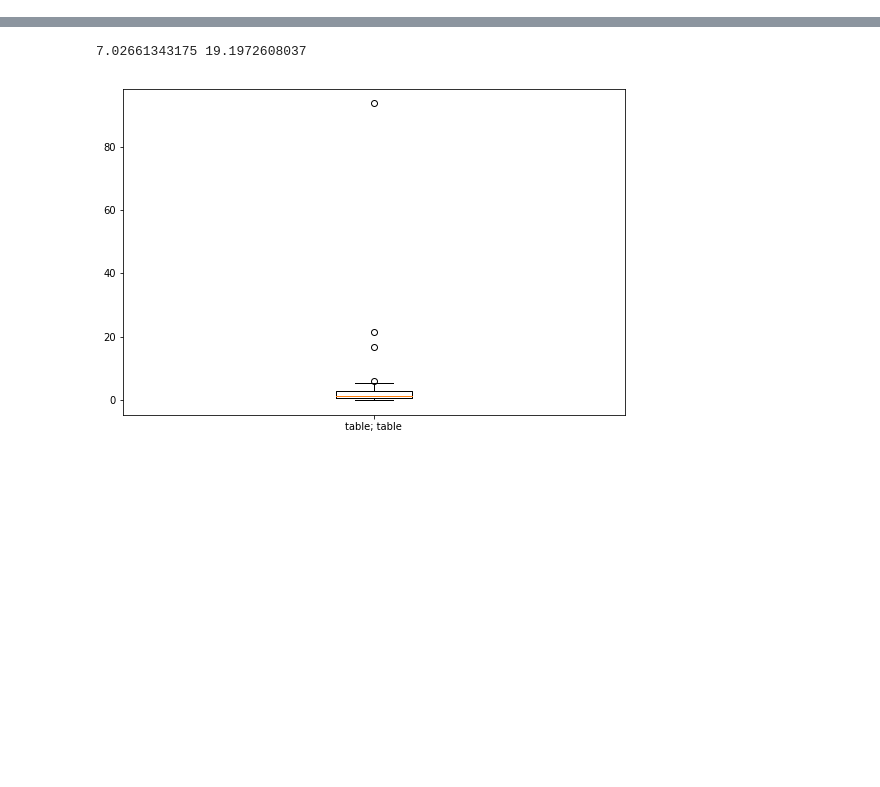
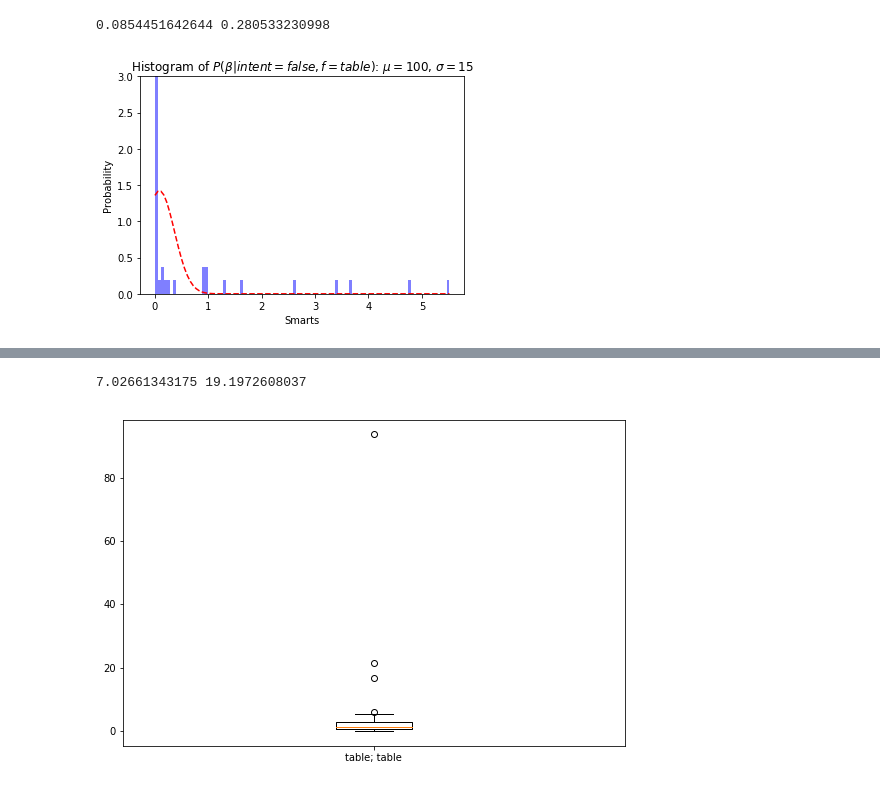
Before and after one commit to andreea7b/jaco_learning, a Jupyter notebook: src/data/experimental/plot_betas.ipynb, the cells around one changed output, grey strips where cells are left out. Cells and saved outputs as stored; diff of their text form; code cells hidden in the pictures; blank space fills up the shorter version.

```diff
--- a/src/data/experimental/plot_betas.ipynb
+++ b/src/data/experimental/plot_betas.ipynb
@@ -74,0 +92,18 @@ Updates: [[ 6.28054786 -0.18975849 -0.1877819 ]]
+# %%
+# Create P(beta | intent, feature) from data
+
+# intent = false, feature = table
+P_beta_00 = df.loc[(df['Features known by R'] == 'table')&(df['Rational'] == False)]['Beta1']
+print(P_beta_00)
+
+# intent = true, feature = table
+P_beta_10 = df.loc[(df['Features known by R'] == 'table')&(df['Rational'] == True)]['Beta1']
+print(P_beta_10)
+
+# intent = false, feature = coffee
+P_beta_01 = df.loc[(df['Features known by R'] == 'coffee')&(df['Rational'] == False)]['Beta1']
+print(P_beta_01)
+
+# intent = true, feature = coffee
+P_beta_11 = df.loc[(df['Features known by R'] == 'coffee')&(df['Rational'] == True)]['Beta1']
+print(P_beta_11)
@@ -74,0 +128,22 @@ Updates: [[ 6.28054786 -0.18975849 -0.1877819 ]]
+# %%
+num_bins = 100
+# the histogram of the data
+n, bins, patches = plt.hist(P_beta_00, num_bins, normed=1, facecolor='blue', alpha=0.5)
+
+# add a 'best fit' line after rejecting outliers
+data = P_beta_00
+data = data[abs(data - np.mean(data)) < 2 * np.std(data)]
+mu, sigma = stats.norm.fit(data)
+print mu,sigma
+y = mlab.normpdf(bins, mu, sigma)
+plt.plot(bins, y, 'r--')
+plt.xlabel('Smarts')
+plt.ylabel('Probability')
+plt.title(r'Histogram of $P(\beta|intent=false,f=table)$: $\mu=100$, $\sigma=15$')
+plt.ylim((0,3))
+# Tweak spacing to prevent clipping of ylabel
+plt.subplots_adjust(left=0.15)
+plt.show()
+# %% [output]
+0.0854451642644 0.280533230998
+[figure, added]
```
Also changed, not shown: parts of 5 cells of this notebook.
